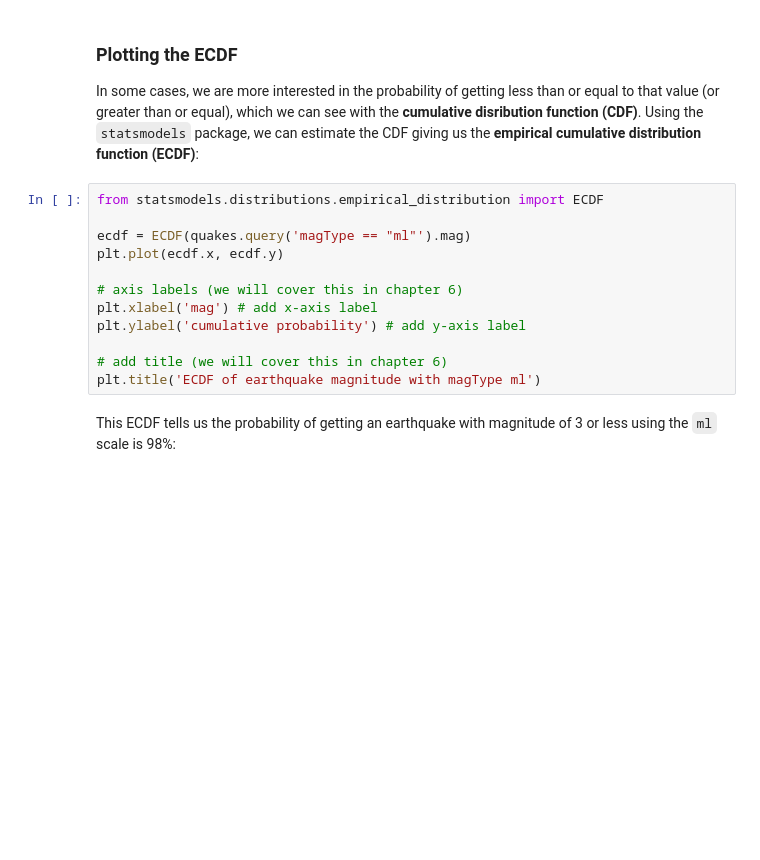
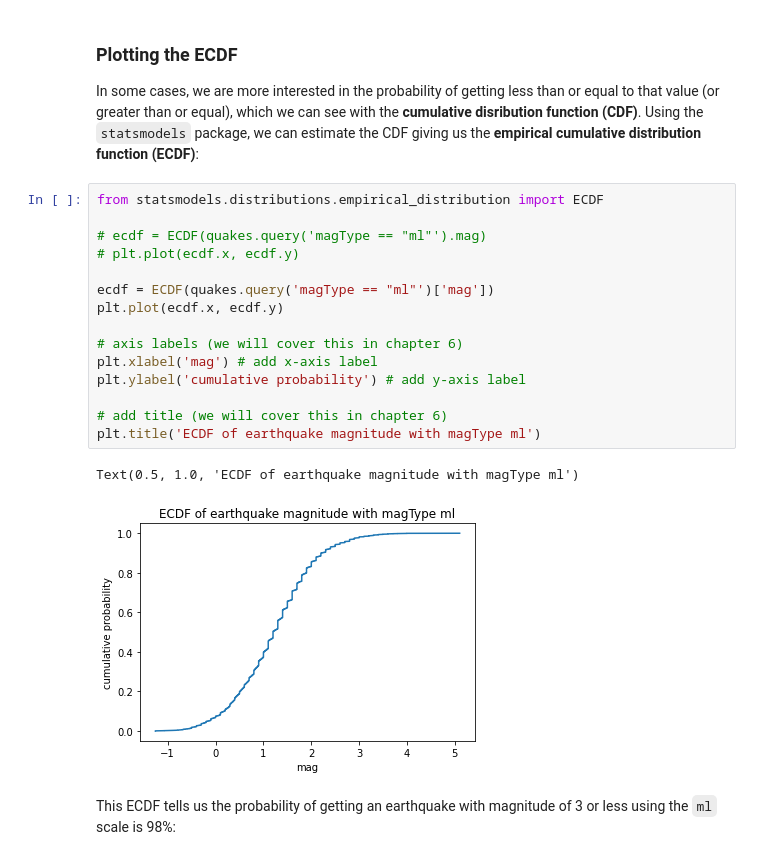
Before and after one commit to kevinsthompson/09-Hands-On-Data-Analysis-with-Pandas-2nd-edition, a Jupyter notebook: ch_05/2-plotting_with_pandas.ipynb, the cells around one changed output. Saved outputs shown, nothing was run; the diff lists cells and outputs as text; blank space fills up the shorter version.

```diff
--- a/ch_05/2-plotting_with_pandas.ipynb
+++ b/ch_05/2-plotting_with_pandas.ipynb
@@ -420,15 +420,21 @@ In some cases, we are more interested in the probability of getting less than or
 # %%
 from statsmodels.distributions.empirical_distribution import ECDF
 
-ecdf = ECDF(quakes.query('magType == "ml"').mag)
+# ecdf = ECDF(quakes.query('magType == "ml"').mag)
+# plt.plot(ecdf.x, ecdf.y)
+
+ecdf = ECDF(quakes.query('magType == "ml"')['mag'])
 plt.plot(ecdf.x, ecdf.y)
 
 # axis labels (we will cover this in chapter 6)
 plt.xlabel('mag') # add x-axis label
 plt.ylabel('cumulative probability') # add y-axis label
 
 # add title (we will cover this in chapter 6)
 plt.title('ECDF of earthquake magnitude with magType ml')
+# %% [output]
+Text(0.5, 1.0, 'ECDF of earthquake magnitude with magType ml')
+[figure, added]
 # %% [markdown]
 This ECDF tells us the probability of getting an earthquake with magnitude of 3 or less using the `ml` scale is 98%:
 # %%
```
Also changed, not shown: parts of 13 cells of this notebook, 1 other file.
